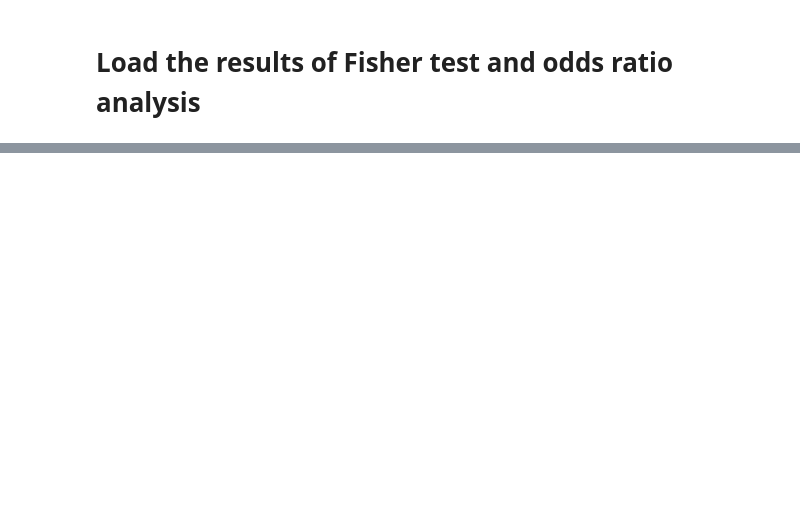
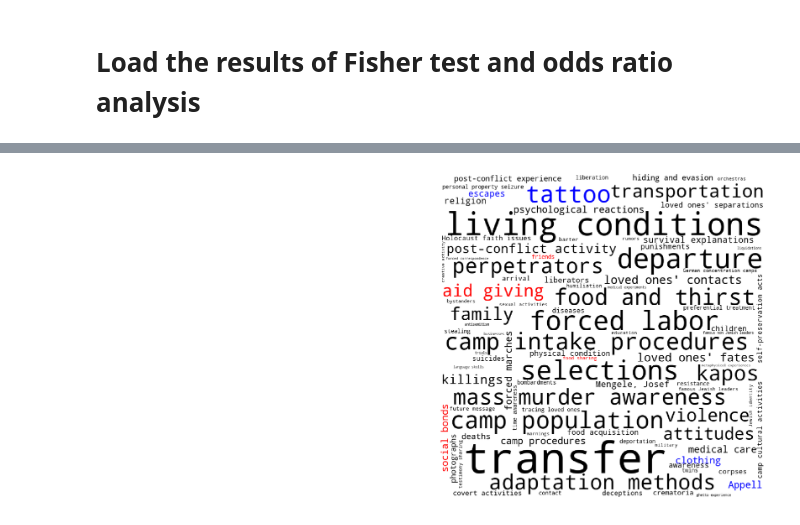
Before and after one commit to toth12/vha_auschwitz_report, a Jupyter notebook: notebooks/SignificanceSolidaritySocialBonds.ipynb, the cells around one changed output, grey strips where cells are left out. Cells and saved outputs as stored; diff of their text form; code cells hidden in the pictures; blank space fills up the shorter version.

```diff
--- a/notebooks/SignificanceSolidaritySocialBonds.ipynb
+++ b/notebooks/SignificanceSolidaritySocialBonds.ipynb
@@ -258,0 +299,11 @@ df_fisher[df_fisher.significance==True]
+# %%
+mfreqs = p_men[0:100].set_index('topic_name')['stationary_prob'].to_dict()
+# %%
+def black(word, font_size, position, orientation,
+    font_path, random_state):
+    if (word =="social bonds") or (word =="aid giving") or (word =="friends") or (word =="food sharing"):
+        return 'red'
+    elif (word =="tattoo") or (word =="clothing") or (word =="Appell") or (word == "escapes"):
+        return 'blue'
+    else:
+        return 'black'
@@ -258,0 +314,4 @@ df_fisher[df_fisher.significance==True]
+# %%
+wordcloud_m = WordCloud(width = 800, height = 800,
+                background_color ='white', color_func=black,
+                min_font_size = 8).generate_from_frequencies(mfreqs)
@@ -258,0 +326,11 @@ df_fisher[df_fisher.significance==True]
+# %%
+# plot the WordCloud image
+fig, ax = plt.subplots(1, 2, figsize=(32, 16), facecolor=None)
+
+#ax[0].imshow(wordcloud_w)
+ax[1].imshow(wordcloud_m)
+for _ax in ax:
+    _ax.axis("off")
+plt.tight_layout(pad=0)
+# %% [output]
+[figure, added]
```
Also changed, not shown: parts of 19 cells of this notebook, 1 other file.
